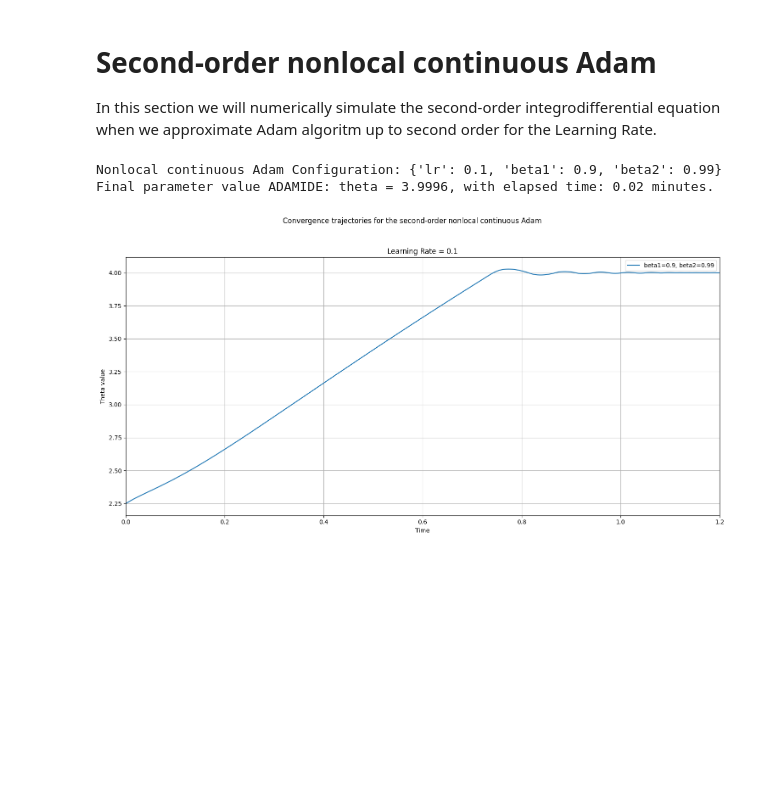
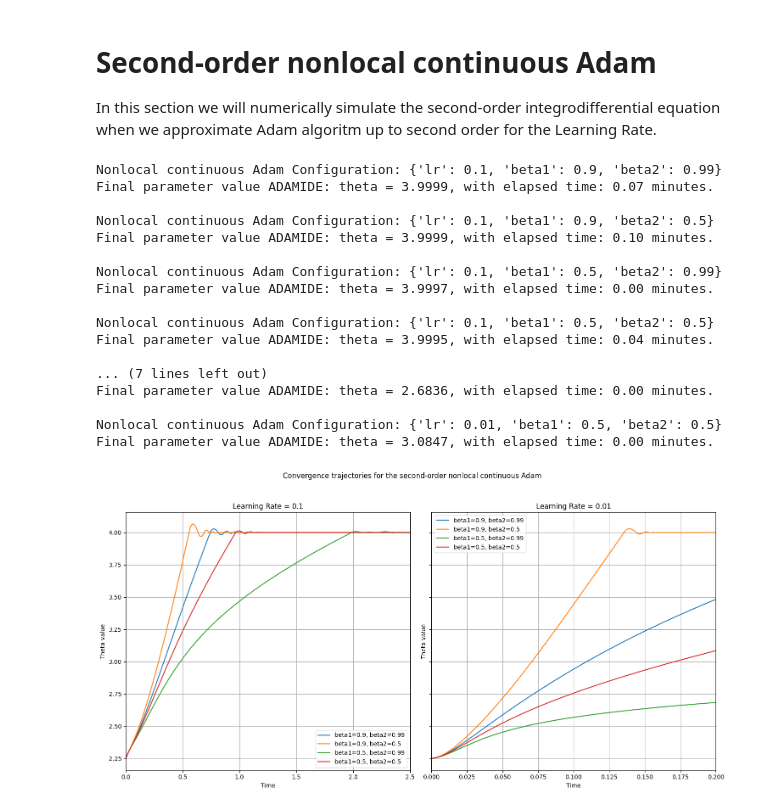
Before and after one commit to carlosherediapimienta/Numerical_IDE, a Jupyter notebook: Simulations_nonlocal_dynamics.ipynb, the cells around one changed output. Drawn from its saved outputs; the diff is of its cells as text; code cells hidden in the pictures; blank space fills up the shorter version.

```diff
--- a/Simulations_nonlocal_dynamics.ipynb
+++ b/Simulations_nonlocal_dynamics.ipynb
@@ -15,16 +15,10 @@ import time
 In this section by specifying the setting used for the chosen example.
 # %%
 ### Parameter grid
-#param_grid = {
-#    'lr': [0.1, 0.01],
-#    'beta1': [0.9, 0.5],
-#    'beta2': [0.99, 0.5],
-#}
-
 param_grid = {
-    'lr': [0.1],
-    'beta1': [0.9],
-    'beta2': [0.99],
+    'lr': [0.1, 0.01],
+    'beta1': [0.9, 0.5],
+    'beta2': [0.99, 0.5],
 }
 
 n_learning_rates = len(param_grid['lr'])
@@ -59,7 +53,7 @@ for i, lr in enumerate(param_grid['lr']):
         if lr == 0.1:
             epochs = 150
         elif lr == 0.01:
-            epochs = 600
+            epochs = 400
 
     elif example == 2:
 
@@ -137,15 +145,17 @@ for i, lr in enumerate(param_grid['lr']):
 
     if example == 2:
         if lr == 0.1:
-            t_max = 0.3
+            t_max = 0.15
         elif lr == 0.01:
-            t_max = 0.3
+            t_max = 0.1
     elif example == 1:
         if lr == 0.1:
-            #t_max = 2.5
-            t_max = 1.0
+            t_max = 2.5
+            #t_max = 1.0
         elif lr == 0.01:
             t_max = 6
+            #t_max = 0.2
+
 
 
     filtered_params = [p for p in all_params if p['lr'] == lr]
@@ -208,15 +233,15 @@ for i, lr in enumerate(param_grid['lr']):
 
     if example == 2:
         if lr == 0.1:
-            t_max = 0.3
+            t_max = 0.4
         elif lr == 0.01:
-            t_max = 0.3
+            t_max = 0.08
     elif example == 1:
         if lr == 0.1:
-            #t_max = 2.5
-            t_max = 1.2
+            t_max = 2.5
+            #t_max = 1.2
         elif lr == 0.01:
-            t_max = 6
+            t_max = 0.2
 
     for params in filtered_params:
 
@@ -226,33 +251,47 @@ for i, lr in enumerate(param_grid['lr']):
 
         optimizer = AdamIDE(second_order=True, t_max=t_max, t_0=t_0, alpha=lr, beta=[params['beta1'], params['beta2']],
                              y0=y0, example=example,  rtol=rtol, atol=atol, verbose=verbose)
 
         if example == 1:
             sol = optimizer.optimize()
         elif example == 2:
             sol, losses_IDE = optimizer.optimize_losses()
 
         elapsed_time = (time.time() - start_time)/60
 
         print(f"Final parameter value ADAMIDE: theta = {sol.y[0][-1]:.4f}, with elapsed time: {elapsed_time:.2f} minutes.")
 
         label = f"beta1={params['beta1']}, beta2={params['beta2']}"
         if example == 1:
             ax.plot(sol.t, sol.y[0], label=label)
             ax.set_ylabel('Theta value')
         elif example == 2:
             ax.plot(losses_IDE['Time'], losses_IDE['Loss'], label=label)
             ax.set_ylabel('Loss')
         ax.set_xlim([t_0, t_max])
         ax.set_title(f'Learning Rate = {lr}')
-        ax.set_yscale('log' if example == 2 else 'linear')
         ax.set_xlabel('Time')
         ax.legend()
         ax.grid(True)
 
 plt.tight_layout(rect=[0, 0.03, 1, 0.95])
 plt.show()
 # %% [output]
 Nonlocal continuous Adam Configuration: {'lr': 0.1, 'beta1': 0.9, 'beta2': 0.99}
-Final parameter value ADAMIDE: theta = 3.9996, with elapsed time: 0.02 minutes.
+Final parameter value ADAMIDE: theta = 3.9999, with elapsed time: 0.07 minutes.
+
+Nonlocal continuous Adam Configuration: {'lr': 0.1, 'beta1': 0.9, 'beta2': 0.5}
+Final parameter value ADAMIDE: theta = 3.9999, with elapsed time: 0.10 minutes.
+
+Nonlocal continuous Adam Configuration: {'lr': 0.1, 'beta1': 0.5, 'beta2': 0.99}
+Final parameter value ADAMIDE: theta = 3.9997, with elapsed time: 0.00 minutes.
+
+Nonlocal continuous Adam Configuration: {'lr': 0.1, 'beta1': 0.5, 'beta2': 0.5}
+Final parameter value ADAMIDE: theta = 3.9995, with elapsed time: 0.04 minutes.
+
+... (7 lines left out)
+Final parameter value ADAMIDE: theta = 2.6836, with elapsed time: 0.00 minutes.
+
+Nonlocal continuous Adam Configuration: {'lr': 0.01, 'beta1': 0.5, 'beta2': 0.5}
+Final parameter value ADAMIDE: theta = 3.0847, with elapsed time: 0.00 minutes.
-[figure, old version]
+[figure, new version]
```
Also changed, not shown: parts of 2 cells of this notebook.
